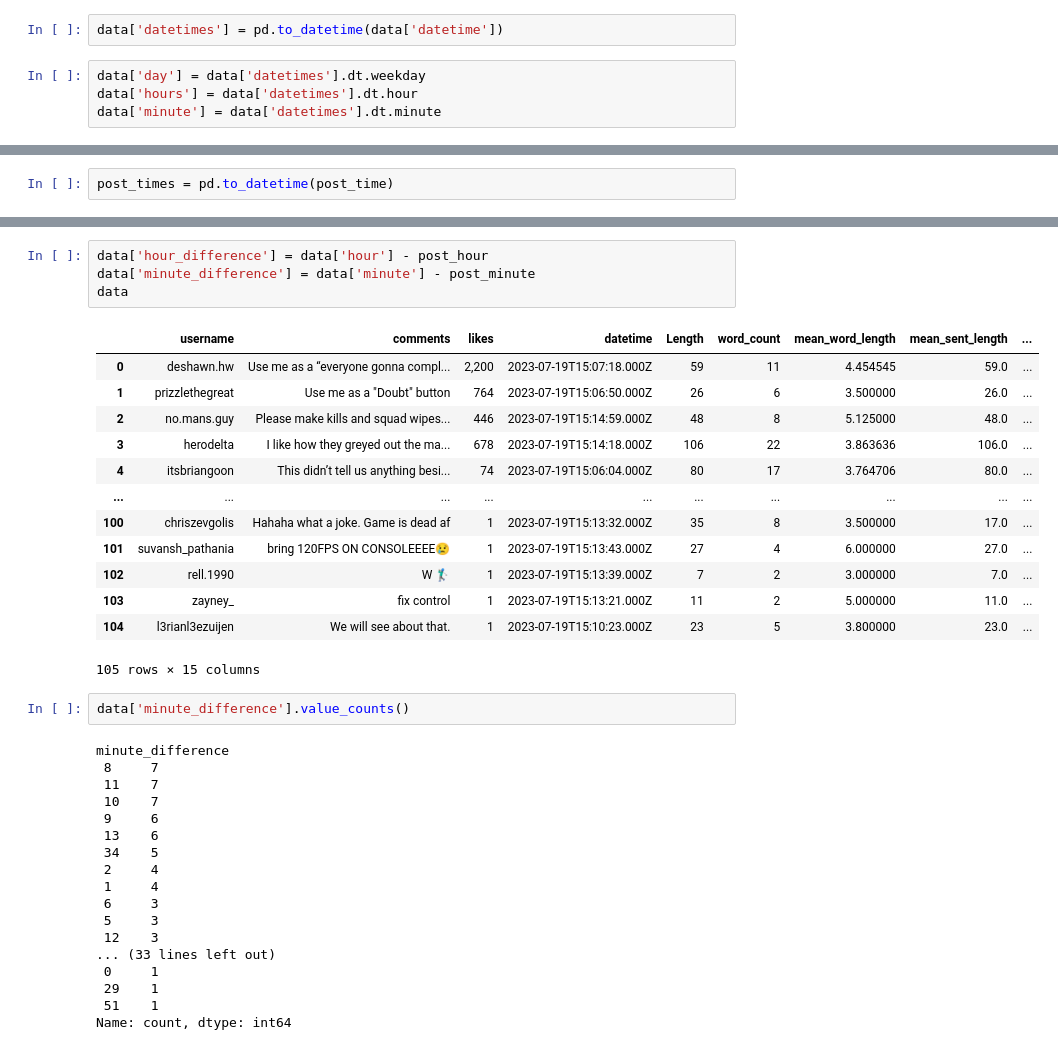
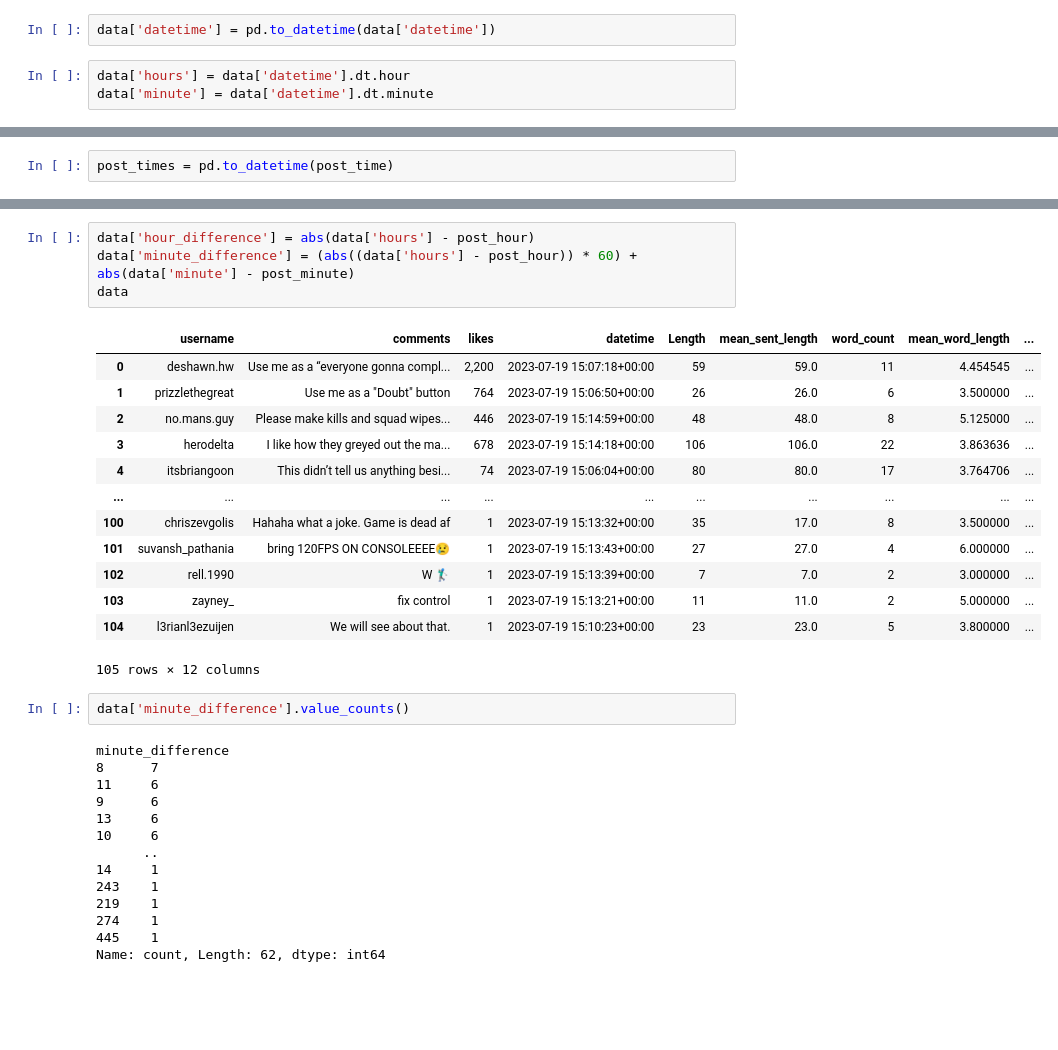
Before and after one commit to alrizkipascar/social-data-science, a Jupyter notebook: EDA/2 - EDA Data comment Instagram.ipynb, the cells around one changed output, grey strips where cells are left out. Saved outputs shown, nothing was run; the diff lists cells and outputs as text; blank space fills up the shorter version.

```diff
--- a/EDA/2 - EDA Data comment Instagram.ipynb
+++ b/EDA/2 - EDA Data comment Instagram.ipynb
@@ -262,9 +253,8 @@ memory usage: 6.7+ KB
 # %%
-data['datetimes'] = pd.to_datetime(data['datetime'])
+data['datetime'] = pd.to_datetime(data['datetime'])
 # %%
-data['day'] = data['datetimes'].dt.weekday
-data['hours'] = data['datetimes'].dt.hour
-data['minute'] = data['datetimes'].dt.minute
+data['hours'] = data['datetime'].dt.hour
+data['minute'] = data['datetime'].dt.minute
 # %%
 data
 # %% [output]
@@ -296,40 +283,36 @@ print(post_minute)
 15
 5
 # %%
-data['hour_difference'] = data['hour'] - post_hour
-data['minute_difference'] = data['minute'] - post_minute
+data['hour_difference'] = abs(data['hours'] - post_hour)
+data['minute_difference'] = (abs((data['hours'] - post_hour)) * 60) + abs(data['minute'] - post_minute)
 data
 # %% [output]
-|  | username | comments | likes | datetime | Length | word_count | mean_word_length | mean_sent_length | ... |
-| 0 | deshawn.hw | Use me as a “everyone gonna compl... | 2,200 | 2023-07-19T15:07:18.000Z | 59 | 11 | 4.454545 | 59.0 | ... |
-| 1 | prizzlethegreat | Use me as a "Doubt" button | 764 | 2023-07-19T15:06:50.000Z | 26 | 6 | 3.500000 | 26.0 | ... |
-| 2 | no.mans.guy | Please make kills and squad wipes... | 446 | 2023-07-19T15:14:59.000Z | 48 | 8 | 5.125000 | 48.0 | ... |
-| 3 | herodelta | I like how they greyed out the ma... | 678 | 2023-07-19T15:14:18.000Z | 106 | 22 | 3.863636 | 106.0 | ... |
-| 4 | itsbriangoon | This didn’t tell us anything besi... | 74 | 2023-07-19T15:06:04.000Z | 80 | 17 | 3.764706 | 80.0 | ... |
+|  | username | comments | likes | datetime | Length | mean_sent_length | word_count | mean_word_length | ... |
+| 0 | deshawn.hw | Use me as a “everyone gonna compl... | 2,200 | 2023-07-19 15:07:18+00:00 | 59 | 59.0 | 11 | 4.454545 | ... |
+| 1 | prizzlethegreat | Use me as a "Doubt" button | 764 | 2023-07-19 15:06:50+00:00 | 26 | 26.0 | 6 | 3.500000 | ... |
+| 2 | no.mans.guy | Please make kills and squad wipes... | 446 | 2023-07-19 15:14:59+00:00 | 48 | 48.0 | 8 | 5.125000 | ... |
+| 3 | herodelta | I like how they greyed out the ma... | 678 | 2023-07-19 15:14:18+00:00 | 106 | 106.0 | 22 | 3.863636 | ... |
+| 4 | itsbriangoon | This didn’t tell us anything besi... | 74 | 2023-07-19 15:06:04+00:00 | 80 | 80.0 | 17 | 3.764706 | ... |
 | ... | ... | ... | ... | ... | ... | ... | ... | ... | ... |
-| 100 | chriszevgolis | Hahaha what a joke. Game is dead af | 1 | 2023-07-19T15:13:32.000Z | 35 | 8 | 3.500000 | 17.0 | ... |
-| 101 | suvansh_pathania | bring 120FPS ON CONSOLEEEE😢 | 1 | 2023-07-19T15:13:43.000Z | 27 | 4 | 6.000000 | 27.0 | ... |
-| 102 | rell.1990 | W 🏌🏾‍♂️ | 1 | 2023-07-19T15:13:39.000Z | 7 | 2 | 3.000000 | 7.0 | ... |
-| 103 | zayney_ | fix control | 1 | 2023-07-19T15:13:21.000Z | 11 | 2 | 5.000000 | 11.0 | ... |
-| 104 | l3rianl3ezuijen | We will see about that. | 1 | 2023-07-19T15:10:23.000Z | 23 | 5 | 3.800000 | 23.0 | ... |
+| 100 | chriszevgolis | Hahaha what a joke. Game is dead af | 1 | 2023-07-19 15:13:32+00:00 | 35 | 17.0 | 8 | 3.500000 | ... |
+| 101 | suvansh_pathania | bring 120FPS ON CONSOLEEEE😢 | 1 | 2023-07-19 15:13:43+00:00 | 27 | 27.0 | 4 | 6.000000 | ... |
+| 102 | rell.1990 | W 🏌🏾‍♂️ | 1 | 2023-07-19 15:13:39+00:00 | 7 | 7.0 | 2 | 3.000000 | ... |
+| 103 | zayney_ | fix control | 1 | 2023-07-19 15:13:21+00:00 | 11 | 11.0 | 2 | 5.000000 | ... |
+| 104 | l3rianl3ezuijen | We will see about that. | 1 | 2023-07-19 15:10:23+00:00 | 23 | 23.0 | 5 | 3.800000 | ... |
-105 rows × 15 columns
+105 rows × 12 columns
 # %%
 data['minute_difference'].value_counts()
 # %% [output]
 minute_difference
- 8     7
- 11    7
- 10    7
- 9     6
- 13    6
- 34    5
- 2     4
- 1     4
- 6     3
- 5     3
- 12    3
-... (33 lines left out)
- 0     1
- 29    1
- 51    1
-Name: count, dtype: int64
+8      7
+11     6
+9      6
+13     6
+10     6
+      ..
+14     1
+243    1
+219    1
+274    1
+445    1
+Name: count, Length: 62, dtype: int64
```
Also changed, not shown: parts of 35 cells of this notebook, 1 other file.
